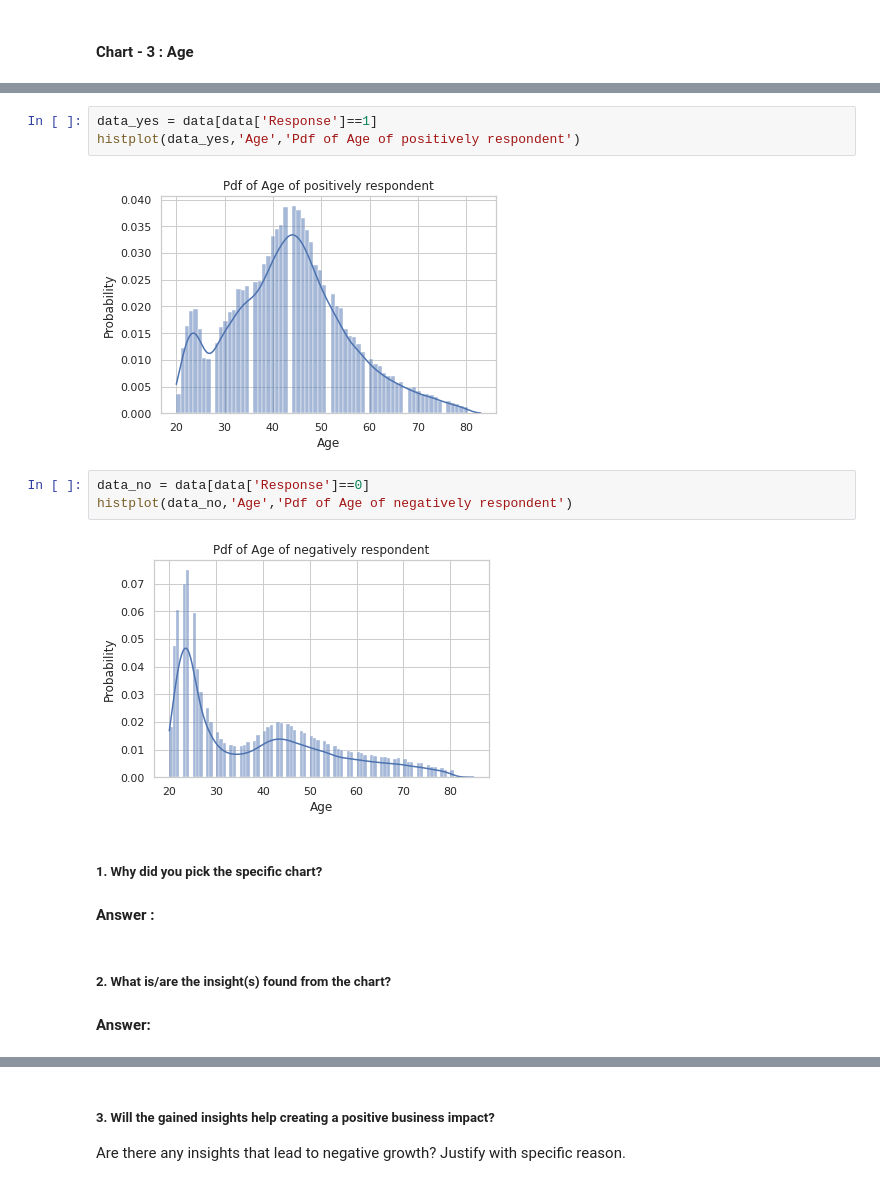
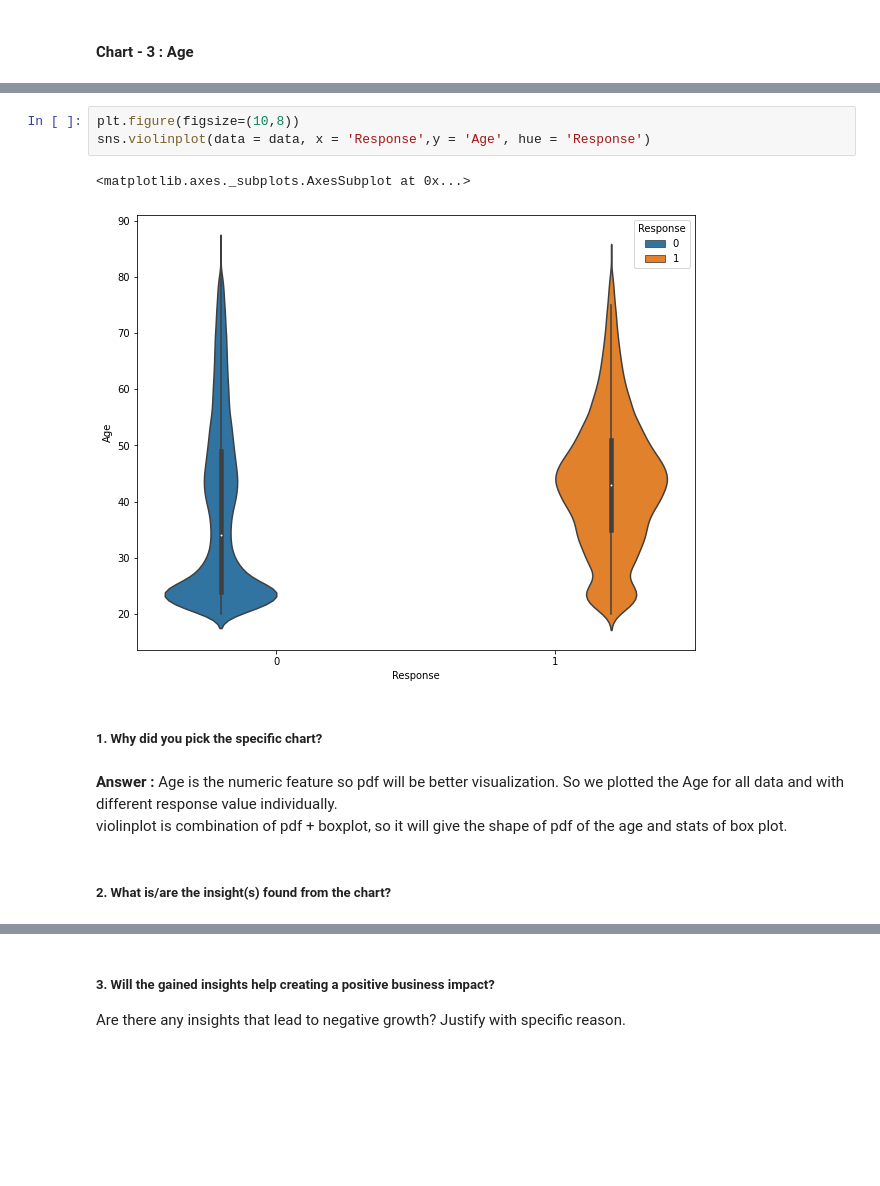
Before and after one commit to ad709kr/Health-insurance-cross-sell-prediction, a Jupyter notebook: Heath_Insurance_cross_sell_prediction.ipynb, the cells around one changed output, grey strips where cells are left out. Drawn from its saved outputs; the diff is of its cells as text; blank space fills up the shorter version.

```diff
--- a/Heath_Insurance_cross_sell_prediction.ipynb
+++ b/Heath_Insurance_cross_sell_prediction.ipynb
@@ -312,18 +325,13 @@ histplot(data,'Age','Pdf of Age')
-# %%
-data_yes = data[data['Response']==1]
-histplot(data_yes,'Age','Pdf of Age of positively respondent')
-# %% [output]
-[figure, removed]
-# %%
-data_no = data[data['Response']==0]
-histplot(data_no,'Age','Pdf of Age of negatively respondent')
-# %% [output]
-[figure, removed]
+# %%
+plt.figure(figsize=(10,8))
+sns.violinplot(data = data, x = 'Response',y = 'Age', hue = 'Response')
+# %% [output]
+<matplotlib.axes._subplots.AxesSubplot at 0x...>
+[figure, added]
 # %% [markdown]
 ##### 1. Why did you pick the specific chart?
-# %% [markdown]
-**Answer :**
+# %% [markdown]
+**Answer :** Age is the numeric feature so pdf will be better visualization. So we plotted the Age for all data and with different response value individually.
+<br> violinplot is combination of pdf + boxplot, so it will give the shape of pdf of the age and stats of box plot.
 # %% [markdown]
 ##### 2. What is/are the insight(s) found from the chart?
-# %% [markdown]
-**Answer:**
```
Also changed, not shown: parts of 48 cells of this notebook.
